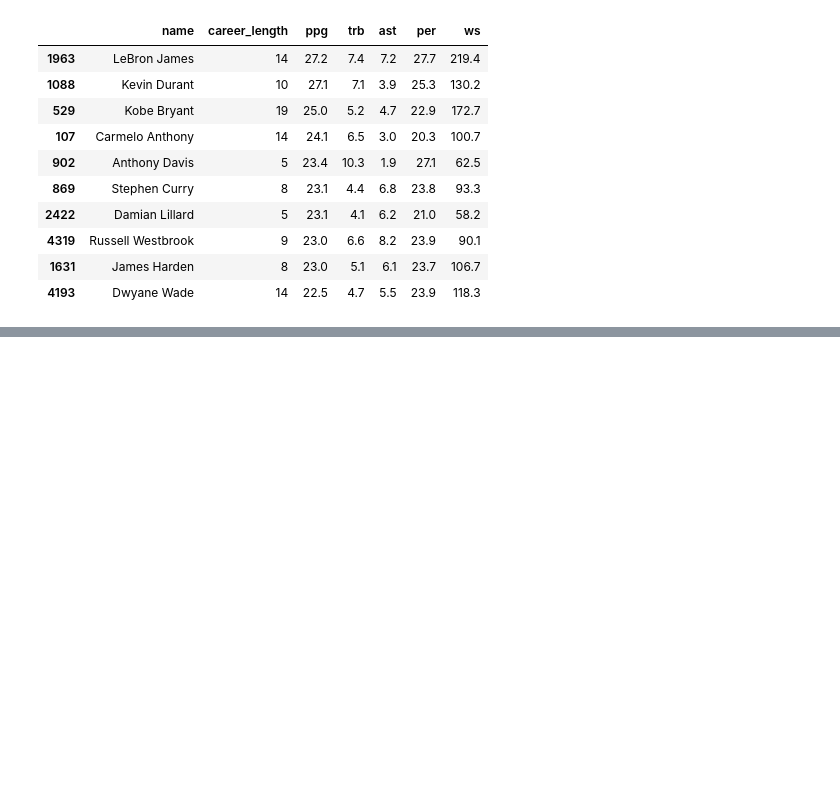
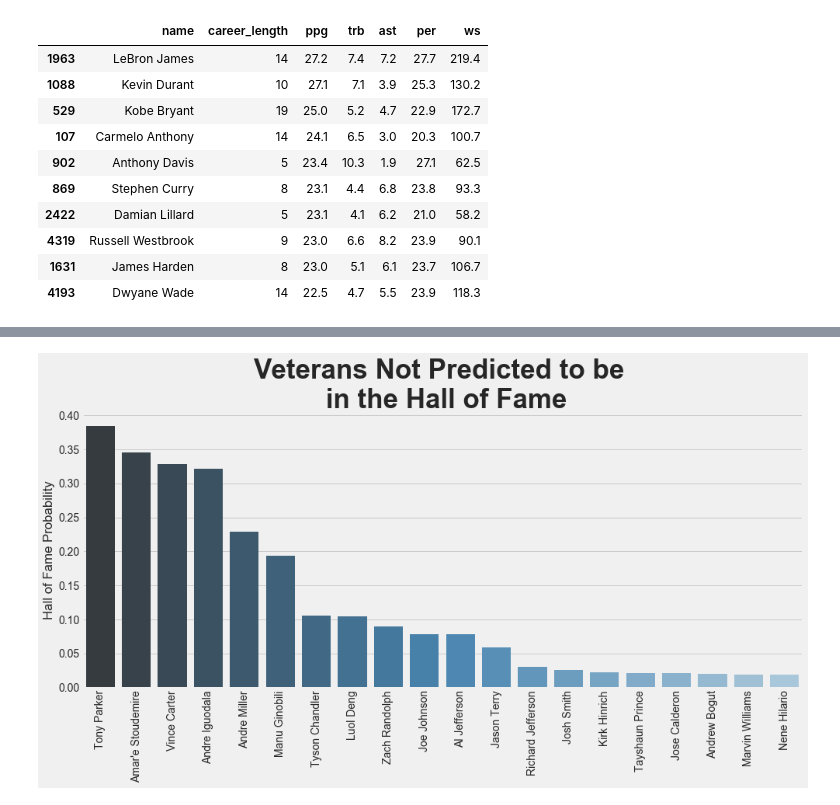
Before and after one commit to ymericson/NBA-player-info, a Jupyter notebook: NBA Hall of Fame - ML.ipynb, the cells around one changed output, grey strips where cells are left out. Cells and saved outputs as stored; diff of their text form; code cells hidden in the pictures; blank space fills up the shorter version.

Commit message:
not_hof_pred and conclusion updated

```diff
--- a/NBA Hall of Fame - ML.ipynb
+++ b/NBA Hall of Fame - ML.ipynb
@@ -499,0 +530,4 @@ plt.savefig('all-graphs/hof_pred.png')
+# %%
+veterans = hof_not_eligible[hof_not_eligible['career_length'] >= hof_not_eligible['career_length'].quantile(0.90)]
+veterans = veterans[veterans['hof_pred_log'] == 0]
+veterans.head()
@@ -499,0 +541,17 @@ plt.savefig('all-graphs/hof_pred.png')
+# %%
+plt.style.use('fivethirtyeight')
+
+plt.figure(figsize=(14,8))
+
+#plt.figure(figsize=(16,12))
+
+ax = sns.barplot(x='name', y='hof_pred_log_proba', data=veterans[:20], palette="Blues_d")
+plt.title('Veterans Not Predicted to be \n in the Hall of Fame', fontsize=35, fontweight='bold')
+ax.set_xticklabels(veterans['name'],rotation=90)
+ax.set(xlabel='', ylabel='Hall of Fame Probability')
+
+plt.tight_layout()
+
+plt.savefig('all-graphs/not_hof_pred.png')
+# %% [output]
+[figure, added]
```
Also changed, not shown: parts of 22 cells of this notebook, 3 other files.
